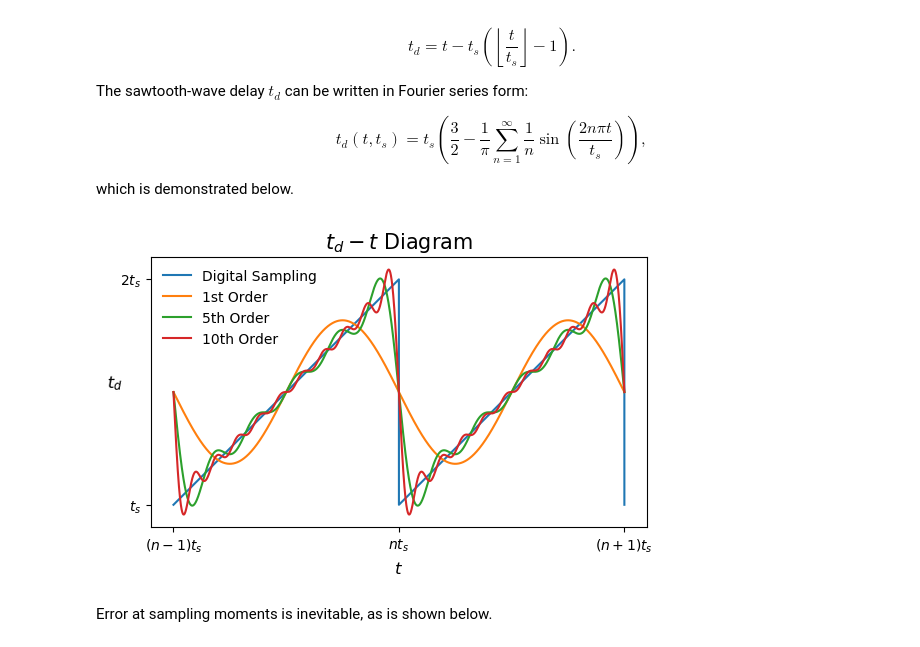
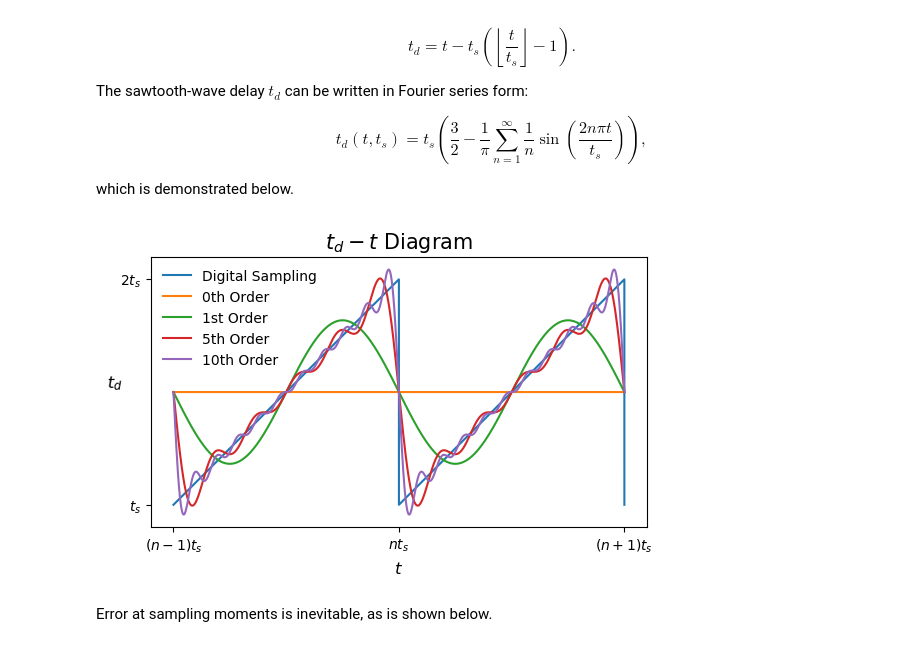
Before and after one commit to CTCingithub/HybridSysTest, a Jupyter notebook: SawtoothDelayApproximation.ipynb, the cells around one changed output. Drawn from its saved outputs; the diff is of its cells as text; code cells hidden in the pictures.

```diff
--- a/SawtoothDelayApproximation.ipynb
+++ b/SawtoothDelayApproximation.ipynb
@@ -41,30 +41,31 @@ which is demonstrated below.
 # %%
 from utils import *
 import numpy as np
 import matplotlib.pyplot as plt
 
 ts = 0.5
 t = np.linspace(3 * ts, 5 * ts, 20001)
 
 fig, ax = plt.subplots()
 ax.plot(t, SawtoothExact(t, ts), label="Digital Sampling")
+ax.plot(t, 1.5*ts*np.ones(len(t)), label="0th Order")
 ax.plot(t, SawtoothApprox(t, ts, 1), label="1st Order")
 ax.plot(t, SawtoothApprox(t, ts, 5), label="5th Order")
 ax.plot(t, SawtoothApprox(t, ts, 10), label="10th Order")
 ax.set_xlim([2.9 * ts, 5.1 * ts])
 ax.set_ylim([0.9 * ts, 2.1 * ts])
 ax.set_xticks([3 * ts, 4 * ts, 5 * ts])
 ax.set_yticks([ts, 2 * ts])
 ax.set_xticklabels([r"$(n-1)t_{s}$", r"$n t_{s}$", r"$(n+1) t_{s}$"])
 ax.set_yticklabels([r"$t_{s}$", r"$2 t_{s}$"])
 ax.set_xlabel(r"$t$", fontsize=12)
 ax.set_ylabel(r"$t_{d}$", fontsize=12, rotation=np.pi / 2)
 ax.set_title(r"$t_{d}-t$ Diagram", fontsize=15)
 ax.legend(frameon=False)
 ax.set_aspect(1)
 plt.show()
 # %% [output]
-[figure, old version]
+[figure, new version]
 # %% [markdown]
 Error at sampling moments is inevitable, as is shown below.
 # %%
```
